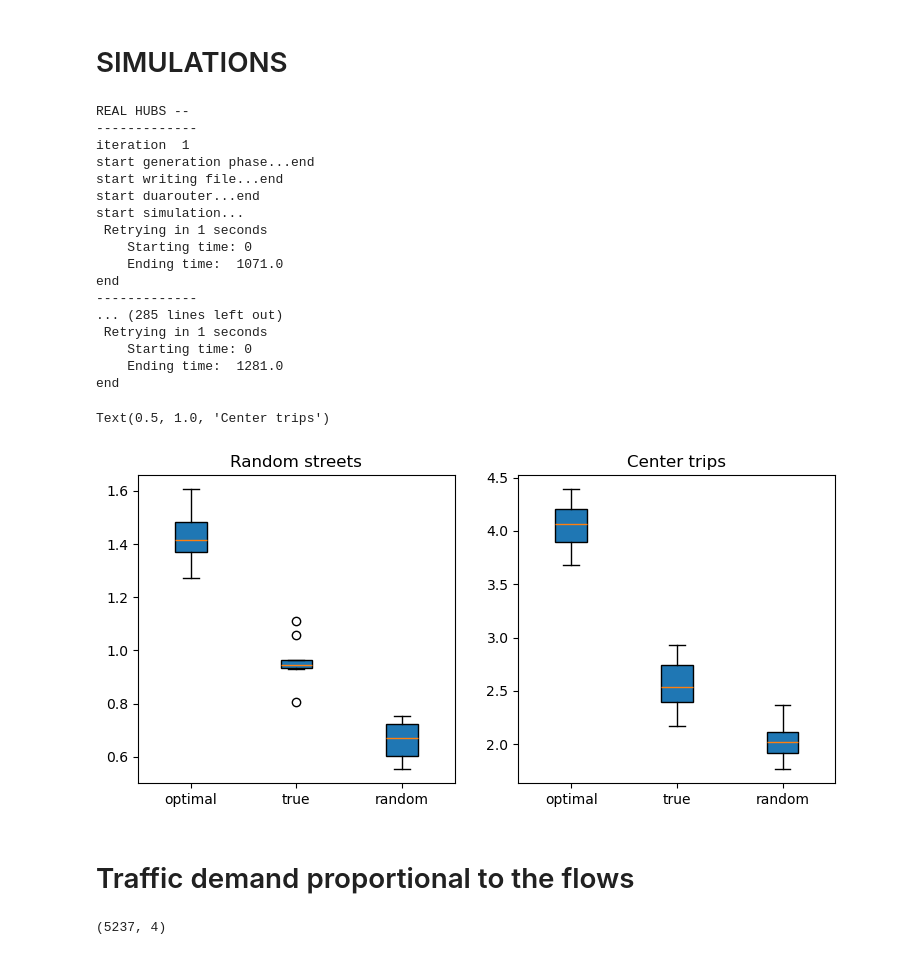
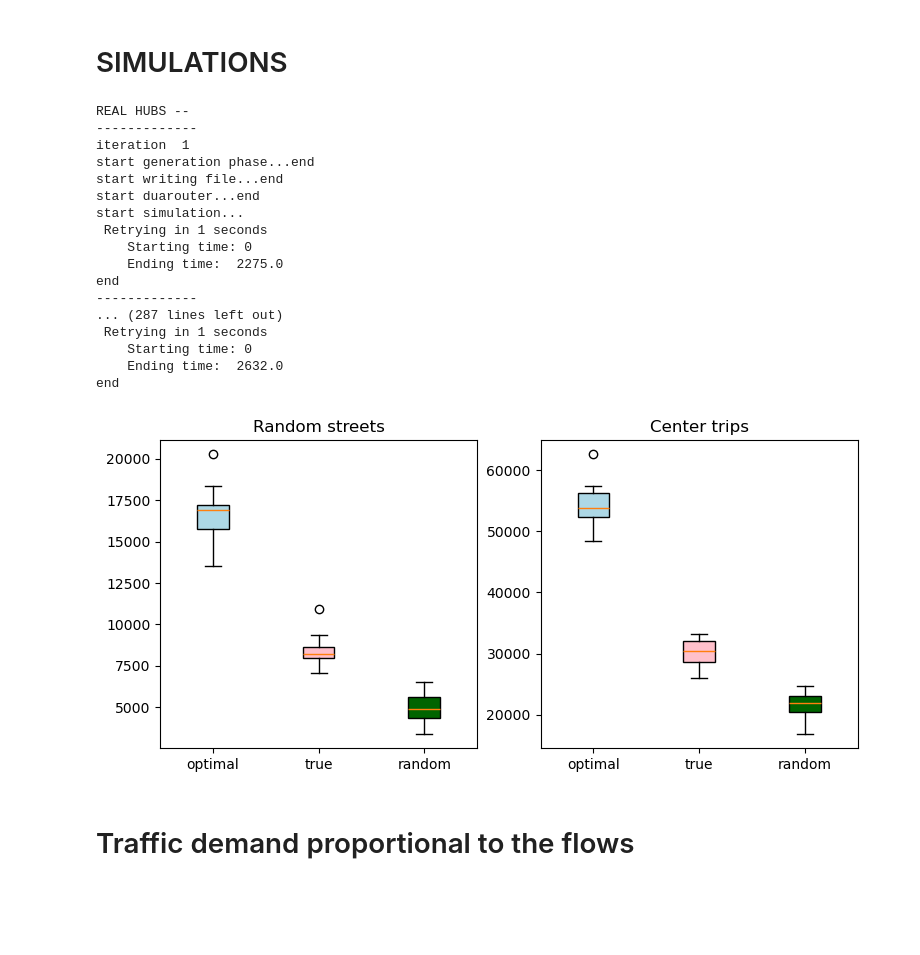
Before and after one commit to AndreaFrasson/Geospatial-Analitics, a Jupyter notebook: Project_12.ipynb, the cells around one changed output. Cells and saved outputs as stored; diff of their text form; code cells hidden in the pictures; blank space fills up the shorter version.

Commit message:
generation proportional to the flows

```diff
--- a/Project_12.ipynb
+++ b/Project_12.ipynb
@@ -184,5 +184,5 @@ zones_leuven['adjacent'] = adjacent_zones
 utm = zones_leuven.estimate_utm_crs()
 zones_leuven['area'] = zones_leuven.to_crs(utm).area / 1000
 
-#scaler = MinMaxScaler()
-#zones_leuven['area'] = scaler.fit_transform(np.array(zones_leuven['area']).reshape(-1,1))
+scaler = MinMaxScaler()
+zones_leuven['area'] = scaler.fit_transform(np.array(zones_leuven['area']).reshape(-1,1))
@@ -239,10 +264,10 @@ def create_demand_uniform(hubs, n = 100):
 
         #destination point 1 -- random street in another zone
         destination = road_net[road_net['CODSEC'] == dest_zone].sample(1)['id'].values[0]
-        random_destination += '<flow id = "r'+str(i)+'" begin="0" end="100" departLane="random" number="5" from = "'+origin+'" to = "'+destination+'" type="type1"></flow> \n'
+        random_destination += '<flow id = "r'+str(i)+'" begin="0" end="100" departLane="random" number="10" from = "'+origin+'" to = "'+destination+'" type="type1"></flow> \n'
 
         #destination point2 -- city center
-        center_destination += '<flow id = "c'+str(i)+'" begin="0" end="100" departLane="random" number="5" from = "'+origin+'" to = "'+e_center+'" type="type1"></flow> \n'
+        center_destination += '<flow id = "c'+str(i)+'" begin="0" end="100" departLane="random" number="10" from = "'+origin+'" to = "'+e_center+'" type="type1"></flow> \n'
 
         i +=1
 
@@ -264,7 +289,7 @@ import subprocess
 # %%
 command_str = "duarouter --route-files Sumo/uniform_traffic_demand.xml -n Sumo/osm.net.xml " +\
                 " --weights.random-factor 255 "+\
-                "-o Sumo/traffic_demand_duarouter.rou.xml"
+                "-o Sumo/uniform_traffic_demand.rou.xml"
 # %% [markdown]
 # SUMO
 # %%
@@ -386,17 +396,19 @@ opt_hubs.drop(list(np.where(opt_hubs['Edge'] == 'NONE')[0]), axis = 0, inplace=T
 # %%
 ## Real HUBS
-print('REAL HUBS --')
-th_rt, th_ct = main_loop(hubs)
+print('-- REAL HUBS --')
+th_rt, th_ct = main_loop(hubs, n=10)
 
 ## Random HUBS
 # random hubs --> random street, centroid
+print('-- RANDOM HUBS --')
 np.random.seed(42)
 r_hubs = road_net.sample(len(hubs), replace= True)
 r_hubs.columns = ['Edge', 'geometry', 'CODSEC']
-rh_rt, rh_ct = main_loop(r_hubs)
+rh_rt, rh_ct = main_loop(r_hubs, n=10)
 
 ## Optimal HUBS
-oh_rt, oh_ct = main_loop(opt_hubs)
+print('-- OPTIMAL HUBS --')
+oh_rt, oh_ct = main_loop(opt_hubs, n=10)
 # %% [output]
 REAL HUBS --
 -------------
@@ -407,43 +419,44 @@ start duarouter...end
 start simulation...
  Retrying in 1 seconds
     Starting time: 0
-    Ending time:  1071.0
+    Ending time:  2275.0
 end
 -------------
-... (285 lines left out)
+... (287 lines left out)
  Retrying in 1 seconds
     Starting time: 0
-    Ending time:  1281.0
+    Ending time:  2632.0
 end
 # %%
 fig, (ax1, ax2) = plt.subplots(nrows=1, ncols=2, figsize=(9, 4))
 
 labels = ['optimal', 'true', 'random']
 
 # rectangular box plot
 bplot1 = ax1.boxplot([oh_rt, th_rt, rh_rt],
-                     vert=True,  # vertical box alignment
-                     patch_artist=True,  # fill with color
-                     labels=labels)  # will be used to label x-ticks
+                     vert=True,
+                     patch_artist=True,
+                     labels=labels)
 ax1.set_title('Random streets')
 
 # rectangular box plot
-bplot1 = ax2.boxplot([oh_ct, th_ct, rh_ct],
-                     vert=True,  # vertical box alignment
-                     patch_artist=True,  # fill with color
-                     labels=labels)  # will be used to label x-ticks
+bplot2 = ax2.boxplot([oh_ct, th_ct, rh_ct],
+                     vert=True,
+                     patch_artist=True,
+                     labels=labels)
 ax2.set_title('Center trips')
+
+# fill with colors
+colors = ['lightblue', 'pink', 'darkgreen']
+for bplot in (bplot1, bplot2):
+    for patch, color in zip(bplot['boxes'], colors):
+        patch.set_facecolor(color)
 # %% [output]
-Text(0.5, 1.0, 'Center trips')
-[figure, old version]
+[figure, new version]
 # %% [markdown]
 # Traffic demand proportional to the flows
 # %%
 fdf = pd.read_csv('flussi_per_simulazione.csv')[['CODSEC_ORIG', 'CODSEC_DEST', 'flows_car_aggr', 'flows_pae_aggr']]
-# %%
-fdf.shape
-# %% [output]
-(5237, 4)
 # %%
 # starting point must have and hub
 no_flow = []
```
Also changed, not shown: parts of 9 cells of this notebook, 7 other files.
